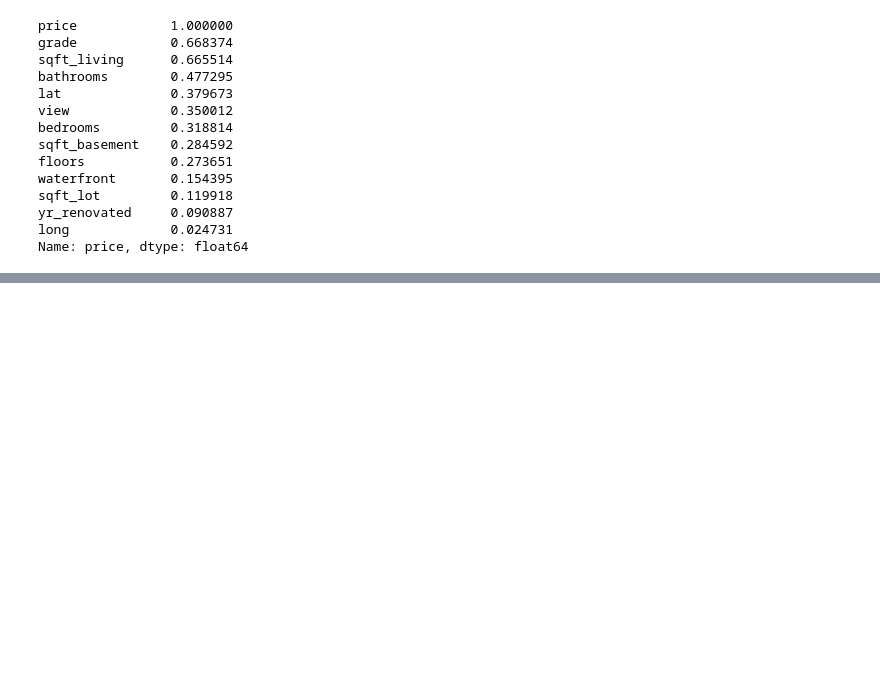
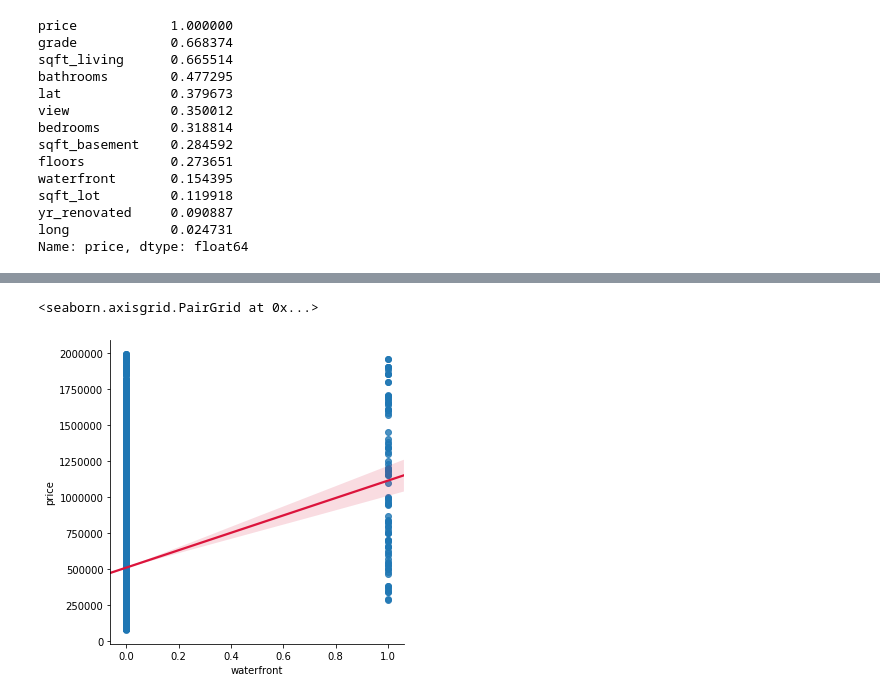
Before and after one commit to FarnazG/dsc-mod-2-project-v2-1-online-ds-ft-120919, a Jupyter notebook: Modeling-student.ipynb, the cells around one changed output, grey strips where cells are left out. Saved outputs shown, nothing was run; the diff lists cells and outputs as text; code cells hidden in the pictures; blank space fills up the shorter version.

```diff
--- a/Modeling-student.ipynb
+++ b/Modeling-student.ipynb
@@ -378,0 +230,7 @@ we are going to:
+# %%
+sns.pairplot(x_vars=['waterfront'],
+             y_vars='price', data=df_clean,
+             kind='reg', plot_kws={'line_kws':{'color':'crimson'}}, height=5, aspect=1)
+# %% [output]
+<seaborn.axisgrid.PairGrid at 0x...>
+[figure, added]
```
Also changed, not shown: parts of 109 cells of this notebook, 2 other files.
